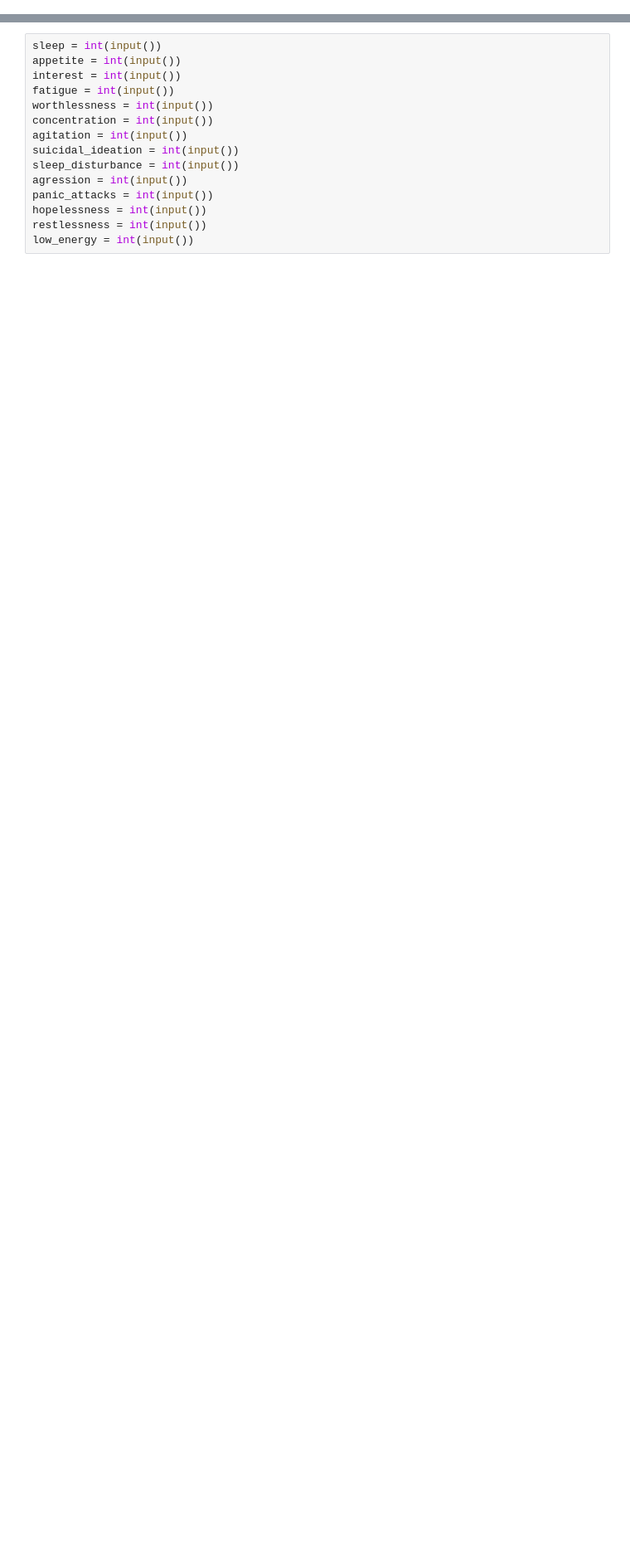
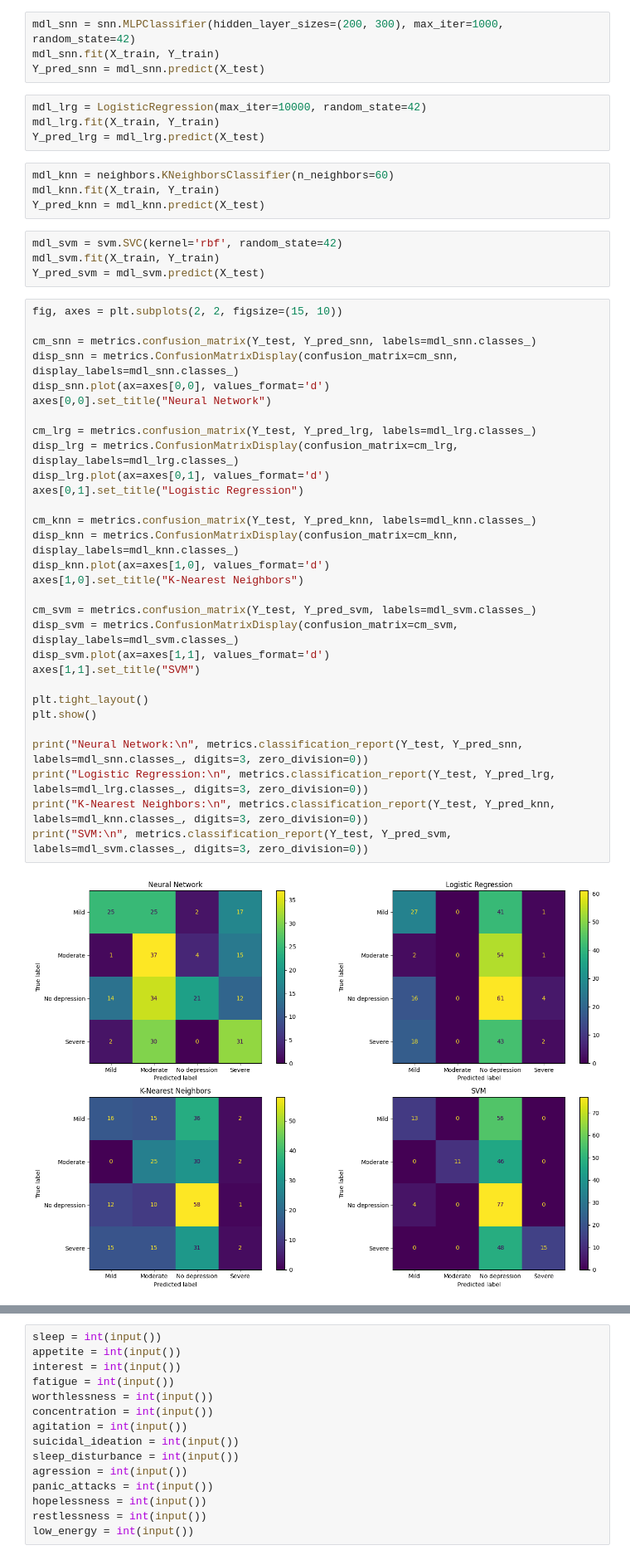
Before and after one commit to AdrianBedon/Exercises, a Jupyter notebook: Bedón, Ramos - Proyecto Final/Bedón, Ramos - Proyecto Final.ipynb, the cells around one changed output, grey strips where cells are left out. Shown: that part at 83% size. Saved outputs shown, nothing was run; the diff lists cells and outputs as text; blank space fills up the shorter version.

```diff
--- a/Bedón, Ramos - Proyecto Final/Bedón, Ramos - Proyecto Final.ipynb
+++ b/Bedón, Ramos - Proyecto Final/Bedón, Ramos - Proyecto Final.ipynb
@@ -199,0 +122,48 @@ No depression      0.400     0.353     0.375        17
+# %%
+mdl_snn = snn.MLPClassifier(hidden_layer_sizes=(200, 300), max_iter=1000, random_state=42)
+mdl_snn.fit(X_train, Y_train)
+Y_pred_snn = mdl_snn.predict(X_test)
+# %%
+mdl_lrg = LogisticRegression(max_iter=10000, random_state=42)
+mdl_lrg.fit(X_train, Y_train)
+Y_pred_lrg = mdl_lrg.predict(X_test)
+# %%
+mdl_knn = neighbors.KNeighborsClassifier(n_neighbors=60)
+mdl_knn.fit(X_train, Y_train)
+Y_pred_knn = mdl_knn.predict(X_test)
+# %%
+mdl_svm = svm.SVC(kernel='rbf', random_state=42)
+mdl_svm.fit(X_train, Y_train)
+Y_pred_svm = mdl_svm.predict(X_test)
+# %%
+fig, axes = plt.subplots(2, 2, figsize=(15, 10))
+
+cm_snn = metrics.confusion_matrix(Y_test, Y_pred_snn, labels=mdl_snn.classes_)
+disp_snn = metrics.ConfusionMatrixDisplay(confusion_matrix=cm_snn, display_labels=mdl_snn.classes_)
+disp_snn.plot(ax=axes[0,0], values_format='d')
+axes[0,0].set_title("Neural Network")
+
+cm_lrg = metrics.confusion_matrix(Y_test, Y_pred_lrg, labels=mdl_lrg.classes_)
+disp_lrg = metrics.ConfusionMatrixDisplay(confusion_matrix=cm_lrg, display_labels=mdl_lrg.classes_)
+disp_lrg.plot(ax=axes[0,1], values_format='d')
+axes[0,1].set_title("Logistic Regression")
+
+cm_knn = metrics.confusion_matrix(Y_test, Y_pred_knn, labels=mdl_knn.classes_)
+disp_knn = metrics.ConfusionMatrixDisplay(confusion_matrix=cm_knn, display_labels=mdl_knn.classes_)
+disp_knn.plot(ax=axes[1,0], values_format='d')
+axes[1,0].set_title("K-Nearest Neighbors")
+
+cm_svm = metrics.confusion_matrix(Y_test, Y_pred_svm, labels=mdl_svm.classes_)
+disp_svm = metrics.ConfusionMatrixDisplay(confusion_matrix=cm_svm, display_labels=mdl_svm.classes_)
+disp_svm.plot(ax=axes[1,1], values_format='d')
+axes[1,1].set_title("SVM")
+
+plt.tight_layout()
+plt.show()
+
+print("Neural Network:\n", metrics.classification_report(Y_test, Y_pred_snn, labels=mdl_snn.classes_, digits=3, zero_division=0))
+print("Logistic Regression:\n", metrics.classification_report(Y_test, Y_pred_lrg, labels=mdl_lrg.classes_, digits=3, zero_division=0))
+print("K-Nearest Neighbors:\n", metrics.classification_report(Y_test, Y_pred_knn, labels=mdl_knn.classes_, digits=3, zero_division=0))
+print("SVM:\n", metrics.classification_report(Y_test, Y_pred_svm, labels=mdl_svm.classes_, digits=3, zero_division=0))
+# %% [output]
+[figure, added]
```
Also changed, not shown: parts of 23 cells of this notebook.
